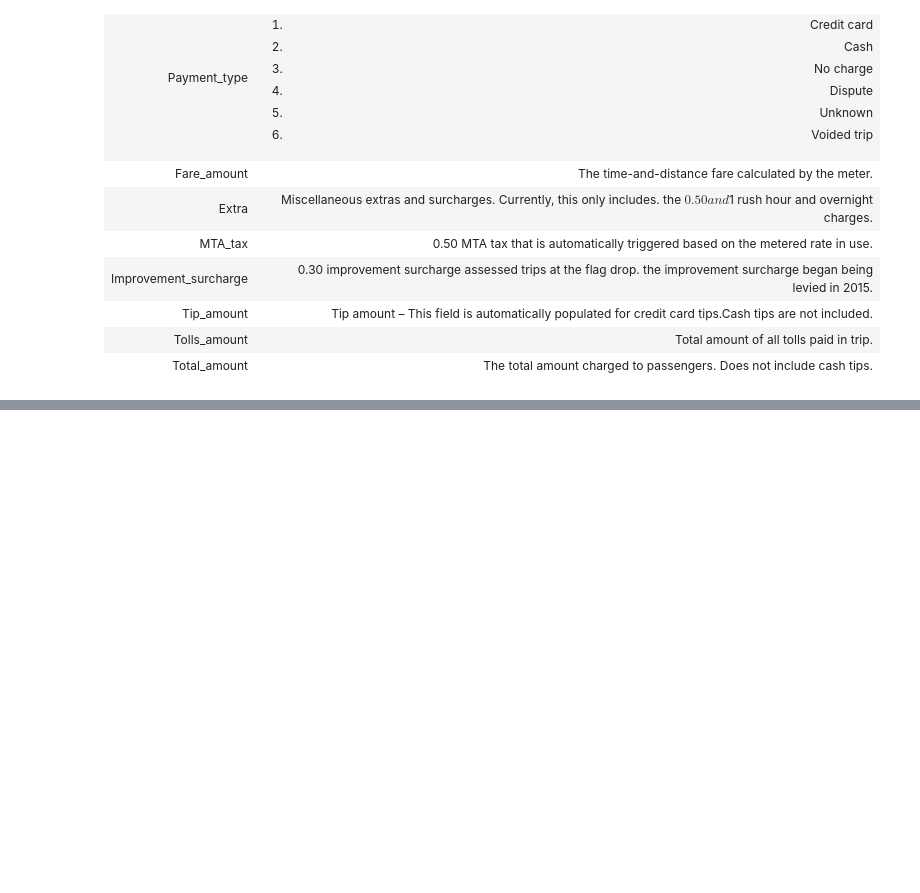
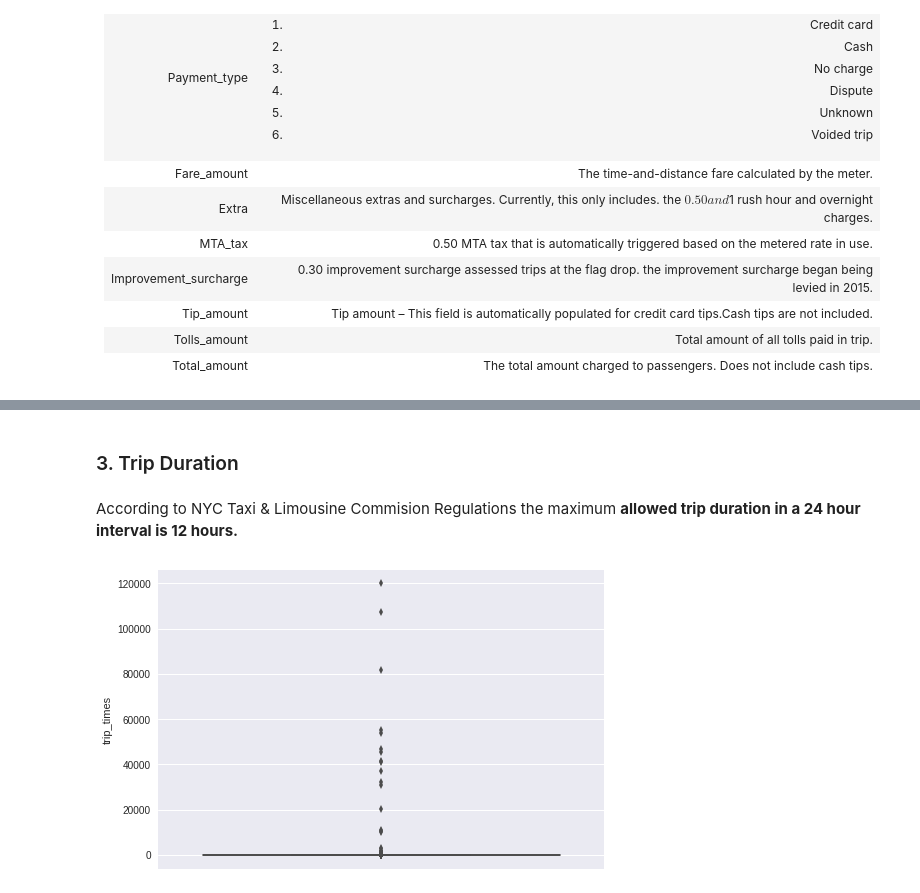
Before and after one commit to hemantmehra/Yellow-Taxi-Demand-Prediction-In-NYC, a Jupyter notebook: Yellow_Taxi_Demand_NYC.ipynb, the cells around one changed output, grey strips where cells are left out. Drawn from its saved outputs; the diff is of its cells as text; code cells hidden in the pictures; blank space fills up the shorter version.

Commit message:
Data Cleaning: Pickup and dropoff location and trip time

```diff
--- a/Yellow_Taxi_Demand_NYC.ipynb
+++ b/Yellow_Taxi_Demand_NYC.ipynb
@@ -204,0 +258,31 @@ Index(['VendorID', 'tpep_pickup_datetime', 'tpep_dropoff_datetime',
+# %% [markdown]
+### 3. Trip Duration
+# %% [markdown]
+According to NYC Taxi & Limousine Commision Regulations the maximum **allowed trip duration in a 24 hour interval is 12 hours.**
+# %%
+def convert_to_unix(s):
+    return time.mktime(datetime.datetime.strptime(s, "%Y-%m-%d %H:%M:%S").timetuple())
+
+def return_with_trip_times(month):
+    duration = month[['tpep_pickup_datetime','tpep_dropoff_datetime']].compute()
+    #pickups and dropoffs to unix time
+    duration_pickup = [convert_to_unix(x) for x in duration['tpep_pickup_datetime'].values]
+    duration_drop = [convert_to_unix(x) for x in duration['tpep_dropoff_datetime'].values]
+    #calculate duration of trips
+    durations = (np.array(duration_drop) - np.array(duration_pickup))/float(60)
+
+    #append durations of trips and speed in miles/hr to a new dataframe
+    new_frame = month[['passenger_count','trip_distance','pickup_longitude','pickup_latitude','dropoff_longitude','dropoff_latitude','total_amount']].compute()
+
+    new_frame['trip_times'] = durations
+    new_frame['pickup_times'] = duration_pickup
+    new_frame['Speed'] = 60*(new_frame['trip_distance']/new_frame['trip_times'])
+
+    return new_frame
+
+frame_with_durations = return_with_trip_times(month)
+# %%
+sns.boxplot(y="trip_times", data =frame_with_durations)
+plt.show()
+# %% [output]
+[figure, added]
```
Also changed, not shown: parts of 20 cells of this notebook.
